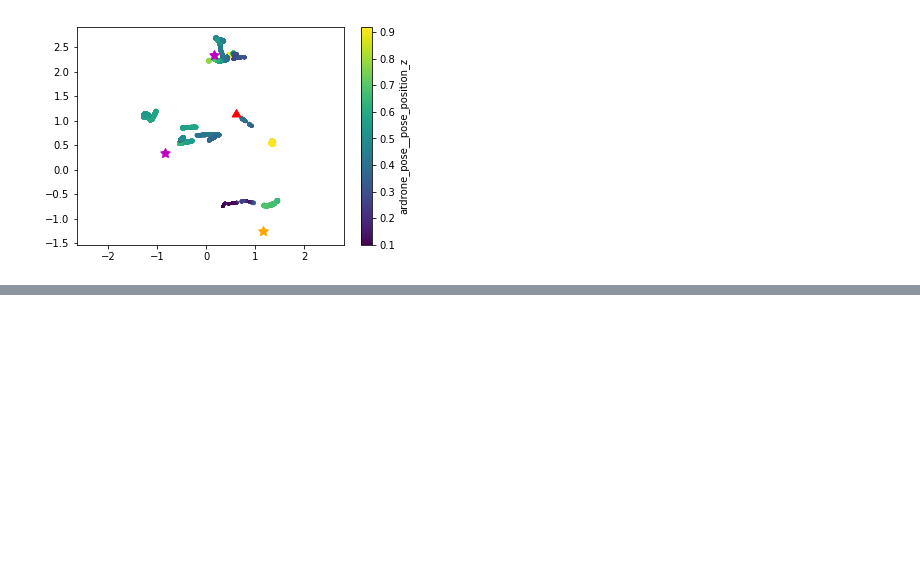
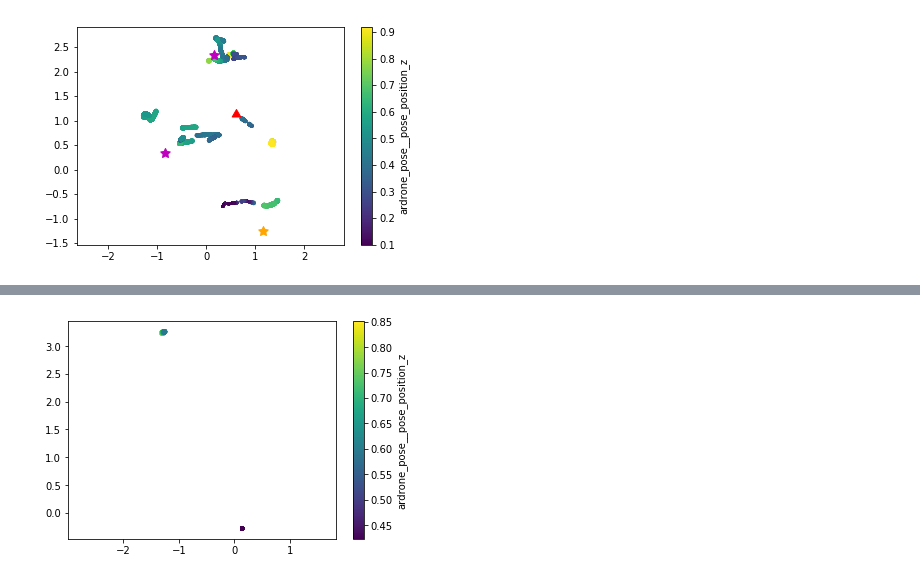
Before and after one commit to ahermassi/spirit, a Jupyter notebook: analysis/Analysis.ipynb, the cells around one changed output, grey strips where cells are left out. Cells and saved outputs as stored; diff of their text form; code cells hidden in the pictures; blank space fills up the shorter version.

```diff
--- a/analysis/Analysis.ipynb
+++ b/analysis/Analysis.ipynb
@@ -12,0 +23,3 @@ ROSBAG_TOPICS.remove("/ardrone/slow_image_raw")
+# %%
+TOPICS_TO_LOAD = remove_image_topics(ROSBAG_TOPICS)
+TOPICS_TO_LOAD
@@ -77,0 +182,6 @@ plot_targets(df0, "ardrone_ground_pose__x", "ardrone_ground_pose__y")
+# %%
+plot_xy(df[df.ardrone_arrived__data==1],
+        "ardrone_ground_pose__x", "ardrone_ground_pose__y",
+        c="ardrone_pose__pose_position_z", s="ardrone_pose__pose_position_z")
+# %% [output]
+[figure, added]
```
Also changed, not shown: parts of 55 cells of this notebook.
